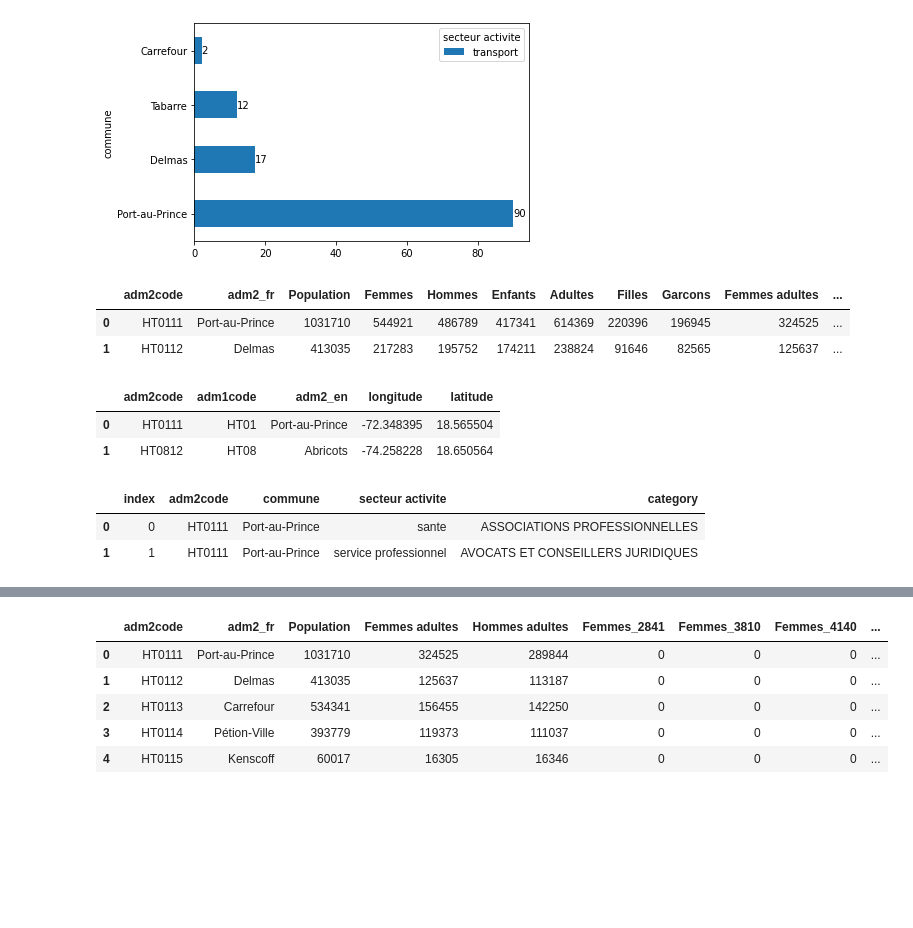
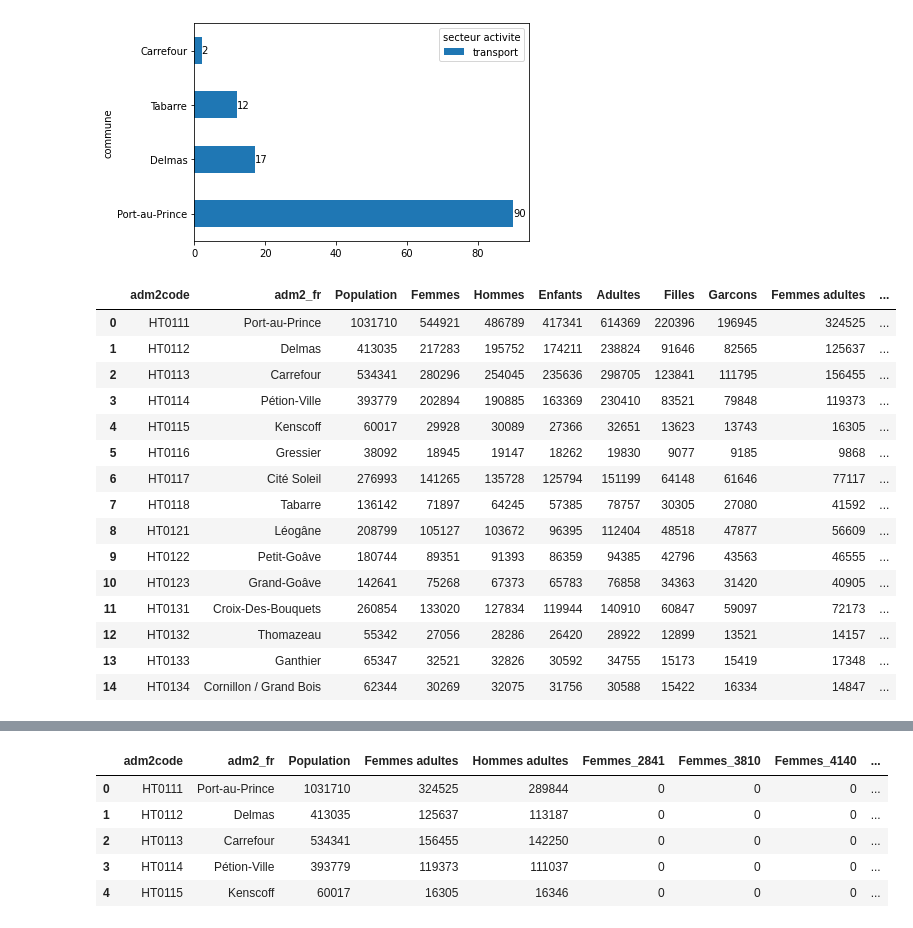
Before and after one commit to Ldave01/Best_Place_For_Business, a Jupyter notebook: eda.ipynb, the cells around one changed output, grey strips where cells are left out. Cells and saved outputs as stored; diff of their text form; code cells hidden in the pictures; blank space fills up the shorter version.

```diff
--- a/eda.ipynb
+++ b/eda.ipynb
@@ -375,16 +375,23 @@ table_bar('transport')
 | Carrefour | 2 |
 [figure]
 # %%
-display(final_population.head(2))
-display(commune_geolocalisation.head(2))
-display(dataset.head(2))
+display(final_population.head(15))
+# display(commune_geolocalisation.head(2))
+# display(dataset.head(2))
 # %% [output]
 |  | adm2code | adm2_fr | Population | Femmes | Hommes | Enfants | Adultes | Filles | Garcons | Femmes adultes | ... |
 | 0 | HT0111 | Port-au-Prince | 1031710 | 544921 | 486789 | 417341 | 614369 | 220396 | 196945 | 324525 | ... |
 | 1 | HT0112 | Delmas | 413035 | 217283 | 195752 | 174211 | 238824 | 91646 | 82565 | 125637 | ... |
+| 2 | HT0113 | Carrefour | 534341 | 280296 | 254045 | 235636 | 298705 | 123841 | 111795 | 156455 | ... |
+| 3 | HT0114 | Pétion-Ville | 393779 | 202894 | 190885 | 163369 | 230410 | 83521 | 79848 | 119373 | ... |
+| 4 | HT0115 | Kenscoff | 60017 | 29928 | 30089 | 27366 | 32651 | 13623 | 13743 | 16305 | ... |
+| 5 | HT0116 | Gressier | 38092 | 18945 | 19147 | 18262 | 19830 | 9077 | 9185 | 9868 | ... |
+| 6 | HT0117 | Cité Soleil | 276993 | 141265 | 135728 | 125794 | 151199 | 64148 | 61646 | 77117 | ... |
+| 7 | HT0118 | Tabarre | 136142 | 71897 | 64245 | 57385 | 78757 | 30305 | 27080 | 41592 | ... |
+| 8 | HT0121 | Léogâne | 208799 | 105127 | 103672 | 96395 | 112404 | 48518 | 47877 | 56609 | ... |
+| 9 | HT0122 | Petit-Goâve | 180744 | 89351 | 91393 | 86359 | 94385 | 42796 | 43563 | 46555 | ... |
+| 10 | HT0123 | Grand-Goâve | 142641 | 75268 | 67373 | 65783 | 76858 | 34363 | 31420 | 40905 | ... |
+| 11 | HT0131 | Croix-Des-Bouquets | 260854 | 133020 | 127834 | 119944 | 140910 | 60847 | 59097 | 72173 | ... |
+| 12 | HT0132 | Thomazeau | 55342 | 27056 | 28286 | 26420 | 28922 | 12899 | 13521 | 14157 | ... |
+| 13 | HT0133 | Ganthier | 65347 | 32521 | 32826 | 30592 | 34755 | 15173 | 15419 | 17348 | ... |
+| 14 | HT0134 | Cornillon / Grand Bois | 62344 | 30269 | 32075 | 31756 | 30588 | 15422 | 16334 | 14847 | ... |
-|  | adm2code | adm1code | adm2_en | longitude | latitude |
-| 0 | HT0111 | HT01 | Port-au-Prince | -72.348395 | 18.565504 |
-| 1 | HT0812 | HT08 | Abricots | -74.258228 | 18.650564 |
-|  | index | adm2code | commune | secteur activite | category |
-| 0 | 0 | HT0111 | Port-au-Prince | sante | ASSOCIATIONS PROFESSIONNELLES |
-| 1 | 1 | HT0111 | Port-au-Prince | service professionnel | AVOCATS ET CONSEILLERS JURIDIQUES |
```
Also changed, not shown: parts of 3 cells of this notebook.
